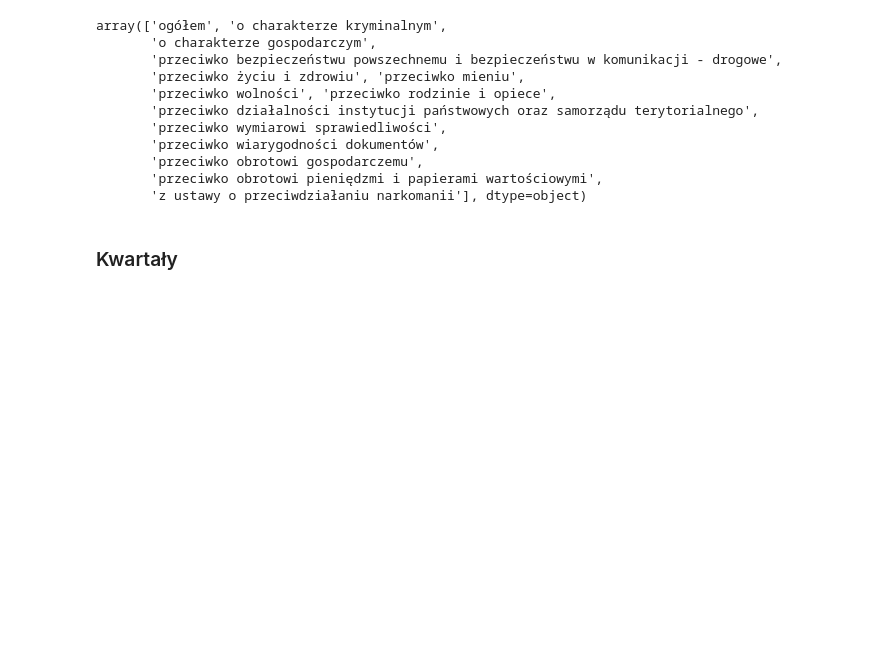
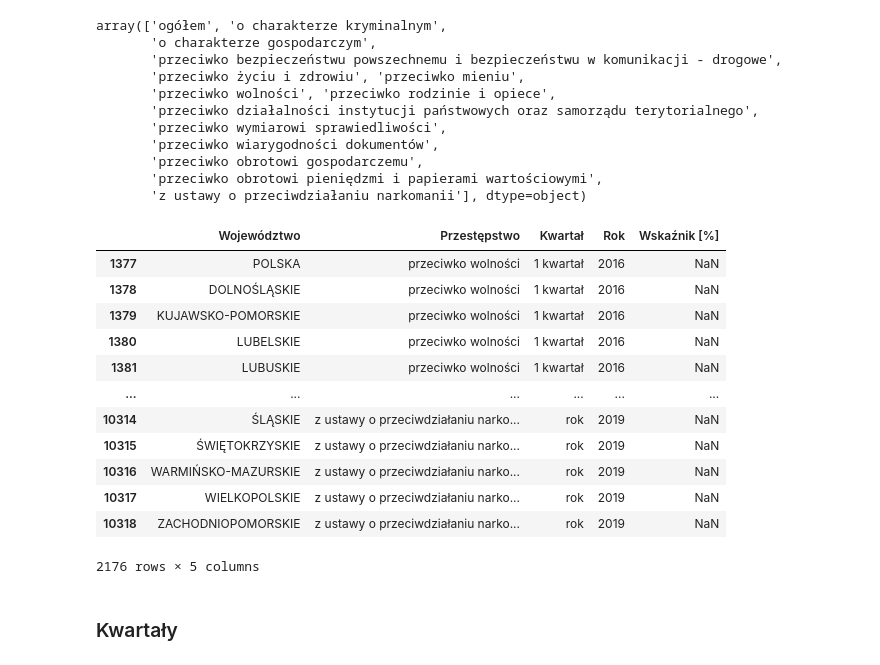
Before and after one commit to wwielakowska/in-ynierka, a Jupyter notebook: agregacja danych/wskazniki_code.ipynb, the cells around one changed output. Saved outputs shown, nothing was run; the diff lists cells and outputs as text; code cells hidden in the pictures; blank space fills up the shorter version.

```diff
--- a/agregacja danych/wskazniki_code.ipynb
+++ b/agregacja danych/wskazniki_code.ipynb
@@ -145,5 +149,21 @@ array(['ogółem', 'o charakterze kryminalnym',
        'przeciwko obrotowi gospodarczemu',
        'przeciwko obrotowi pieniędzmi i papierami wartościowymi',
        'z ustawy o przeciwdziałaniu narkomanii'], dtype=object)
+# %%
+wskazniki.loc[wskazniki.isna().any(axis=1)]
+# %% [output]
+|  | Województwo | Przestępstwo | Kwartał | Rok | Wskaźnik [%] |
+| 1377 | POLSKA | przeciwko wolności | 1 kwartał | 2016 | NaN |
+| 1378 | DOLNOŚLĄSKIE | przeciwko wolności | 1 kwartał | 2016 | NaN |
+| 1379 | KUJAWSKO-POMORSKIE | przeciwko wolności | 1 kwartał | 2016 | NaN |
+| 1380 | LUBELSKIE | przeciwko wolności | 1 kwartał | 2016 | NaN |
+| 1381 | LUBUSKIE | przeciwko wolności | 1 kwartał | 2016 | NaN |
+| ... | ... | ... | ... | ... | ... |
+| 10314 | ŚLĄSKIE | z ustawy o przeciwdziałaniu narko... | rok | 2019 | NaN |
+| 10315 | ŚWIĘTOKRZYSKIE | z ustawy o przeciwdziałaniu narko... | rok | 2019 | NaN |
+| 10316 | WARMIŃSKO-MAZURSKIE | z ustawy o przeciwdziałaniu narko... | rok | 2019 | NaN |
+| 10317 | WIELKOPOLSKIE | z ustawy o przeciwdziałaniu narko... | rok | 2019 | NaN |
+| 10318 | ZACHODNIOPOMORSKIE | z ustawy o przeciwdziałaniu narko... | rok | 2019 | NaN |
+2176 rows × 5 columns
 # %% [markdown]
 ### Kwartały
```
Also changed, not shown: parts of 10 cells of this notebook, 9 other files.
